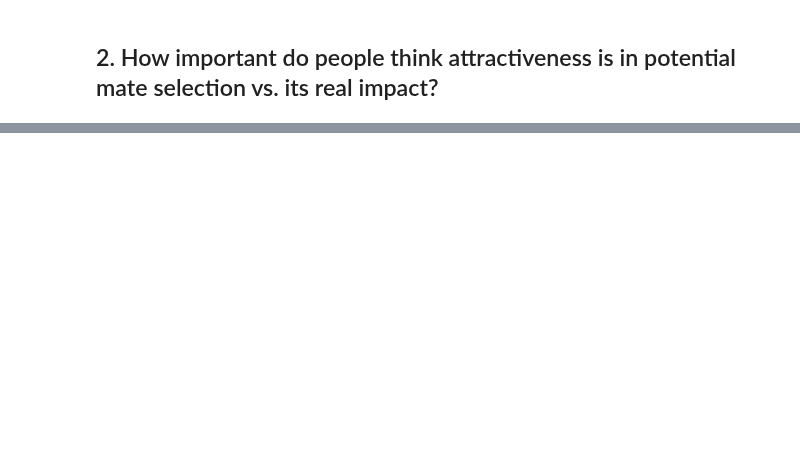
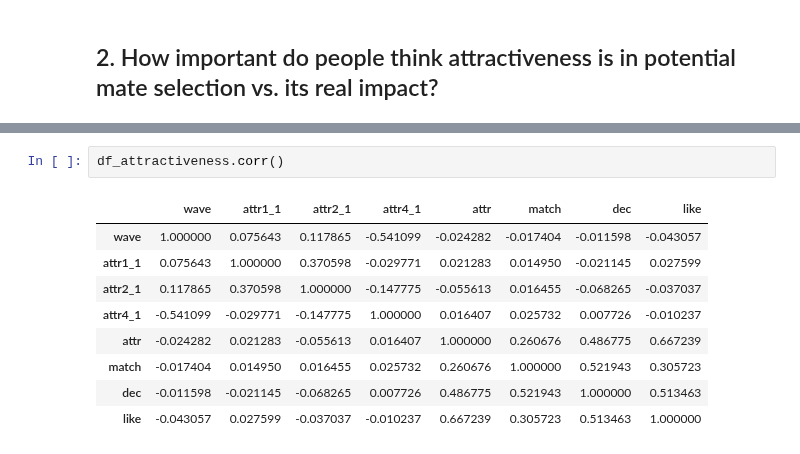
Before and after one commit to Quentin-qha/Jedha, a Jupyter notebook: 02_exploratory_data_analysis/speed_dating__tinder/00-project-speed_dating__tinder.ipynb, the cells around one changed output, grey strips where cells are left out. Drawn from its saved outputs; the diff is of its cells as text; blank space fills up the shorter version.

```diff
--- a/02_exploratory_data_analysis/speed_dating__tinder/00-project-speed_dating__tinder.ipynb
+++ b/02_exploratory_data_analysis/speed_dating__tinder/00-project-speed_dating__tinder.ipynb
@@ -493,0 +628,12 @@ fig.show()
+# %%
+df_attractiveness.corr()
+# %% [output]
+|  | wave | attr1_1 | attr2_1 | attr4_1 | attr | match | dec | like |
+| wave | 1.000000 | 0.075643 | 0.117865 | -0.541099 | -0.024282 | -0.017404 | -0.011598 | -0.043057 |
+| attr1_1 | 0.075643 | 1.000000 | 0.370598 | -0.029771 | 0.021283 | 0.014950 | -0.021145 | 0.027599 |
+| attr2_1 | 0.117865 | 0.370598 | 1.000000 | -0.147775 | -0.055613 | 0.016455 | -0.068265 | -0.037037 |
+| attr4_1 | -0.541099 | -0.029771 | -0.147775 | 1.000000 | 0.016407 | 0.025732 | 0.007726 | -0.010237 |
+| attr | -0.024282 | 0.021283 | -0.055613 | 0.016407 | 1.000000 | 0.260676 | 0.486775 | 0.667239 |
+| match | -0.017404 | 0.014950 | 0.016455 | 0.025732 | 0.260676 | 1.000000 | 0.521943 | 0.305723 |
+| dec | -0.011598 | -0.021145 | -0.068265 | 0.007726 | 0.486775 | 0.521943 | 1.000000 | 0.513463 |
+| like | -0.043057 | 0.027599 | -0.037037 | -0.010237 | 0.667239 | 0.305723 | 0.513463 | 1.000000 |
```
Also changed, not shown: parts of 17 cells of this notebook.
